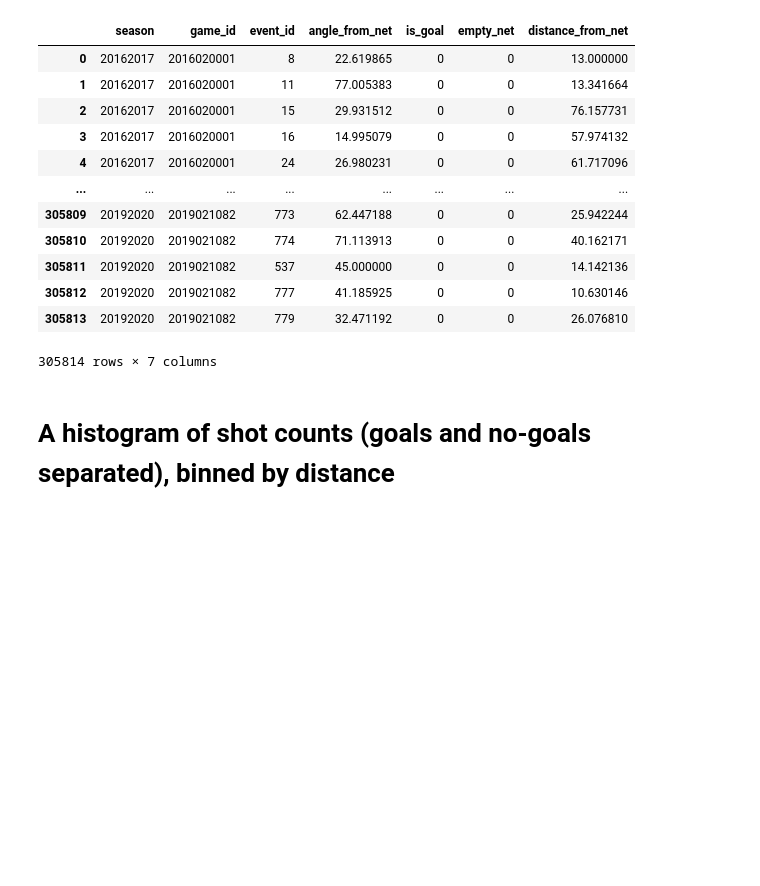
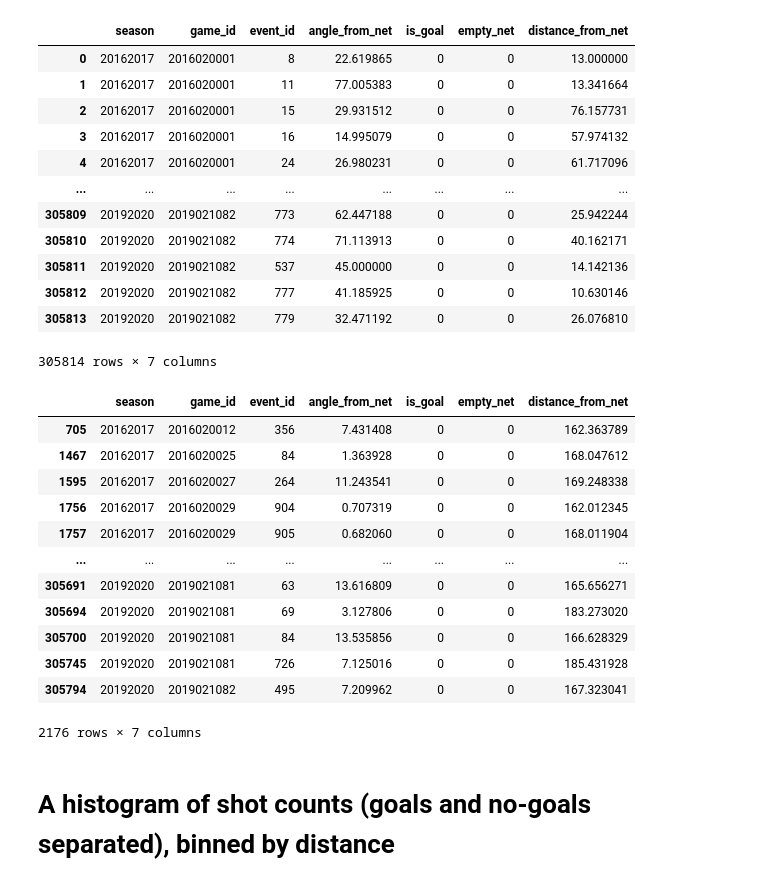
Before and after one commit to WilliamChidiac/NHL-goal-prediction, a Jupyter notebook: notebooks/feature_eng_1_figures.ipynb, the cells around one changed output. Drawn from its saved outputs; the diff is of its cells as text; code cells hidden in the pictures; blank space fills up the shorter version.

```diff
--- a/notebooks/feature_eng_1_figures.ipynb
+++ b/notebooks/feature_eng_1_figures.ipynb
@@ -27,6 +27,22 @@ df
 | 305812 | 20192020 | 2019021082 | 777 | 41.185925 | 0 | 0 | 10.630146 |
 | 305813 | 20192020 | 2019021082 | 779 | 32.471192 | 0 | 0 | 26.076810 |
 305814 rows × 7 columns
+# %%
+df[df["distance_from_net"] > 160]
+# %% [output]
+|  | season | game_id | event_id | angle_from_net | is_goal | empty_net | distance_from_net |
+| 705 | 20162017 | 2016020012 | 356 | 7.431408 | 0 | 0 | 162.363789 |
+| 1467 | 20162017 | 2016020025 | 84 | 1.363928 | 0 | 0 | 168.047612 |
+| 1595 | 20162017 | 2016020027 | 264 | 11.243541 | 0 | 0 | 169.248338 |
+| 1756 | 20162017 | 2016020029 | 904 | 0.707319 | 0 | 0 | 162.012345 |
+| 1757 | 20162017 | 2016020029 | 905 | 0.682060 | 0 | 0 | 168.011904 |
+| ... | ... | ... | ... | ... | ... | ... | ... |
+| 305691 | 20192020 | 2019021081 | 63 | 13.616809 | 0 | 0 | 165.656271 |
+| 305694 | 20192020 | 2019021081 | 69 | 3.127806 | 0 | 0 | 183.273020 |
+| 305700 | 20192020 | 2019021081 | 84 | 13.535856 | 0 | 0 | 166.628329 |
+| 305745 | 20192020 | 2019021081 | 726 | 7.125016 | 0 | 0 | 185.431928 |
+| 305794 | 20192020 | 2019021082 | 495 | 7.209962 | 0 | 0 | 167.323041 |
+2176 rows × 7 columns
 # %% [markdown]
 # A histogram of shot counts (goals and no-goals separated), binned by distance
 # %%
```
Also changed, not shown: parts of 1 cell of this notebook.
